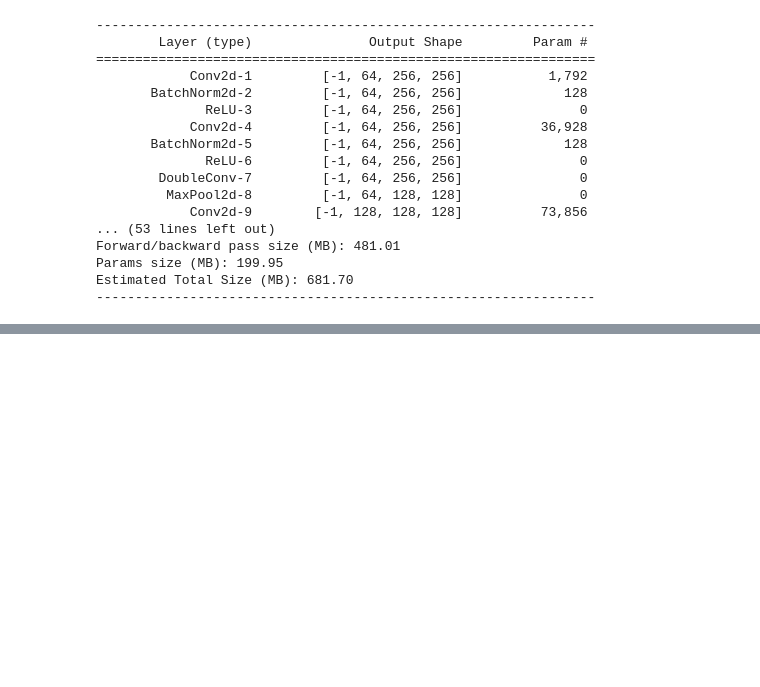
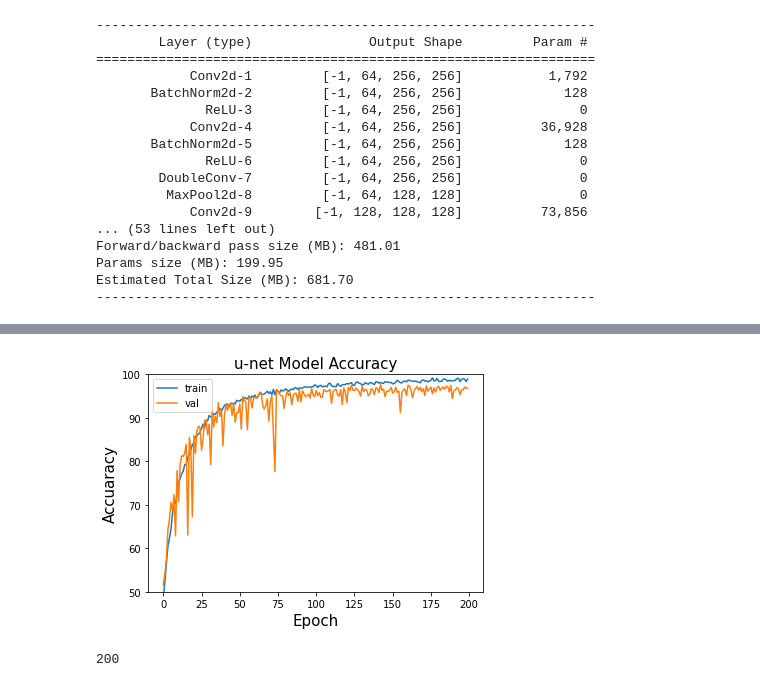
Before and after one commit to young-hyun-park/training, a Jupyter notebook: u_net_encoder_clf_ipyb의_사본.ipynb, the cells around one changed output, grey strips where cells are left out. Drawn from its saved outputs; the diff is of its cells as text; code cells hidden in the pictures; blank space fills up the shorter version.

```diff
--- a/u_net_encoder_clf_ipyb의_사본.ipynb
+++ b/u_net_encoder_clf_ipyb의_사본.ipynb
@@ -399,12 +399,18 @@ Test set: Average loss: 0.0939, Accuracy: 1435/1478 (97.09%)
 # %%
 plt.plot(train_acc)
 plt.plot(val_acc)
 plt.title('u-net Model Accuracy', fontsize = 15)
 plt.xlabel('Epoch', fontsize = 15)
 plt.ylabel('Accuaracy', fontsize = 15)
-plt.xlim(0,19)
+plt.ylim(50,100)
 plt.legend(['train','val'], loc='upper left')
 plt.show()
+# %% [output]
+[figure, added]
+# %%
+len(train_acc)
+# %% [output]
+200
 # %%
 plt.plot(train_loss)
 plt.plot(loss_val)
```
Also changed, not shown: parts of 4 cells of this notebook.
